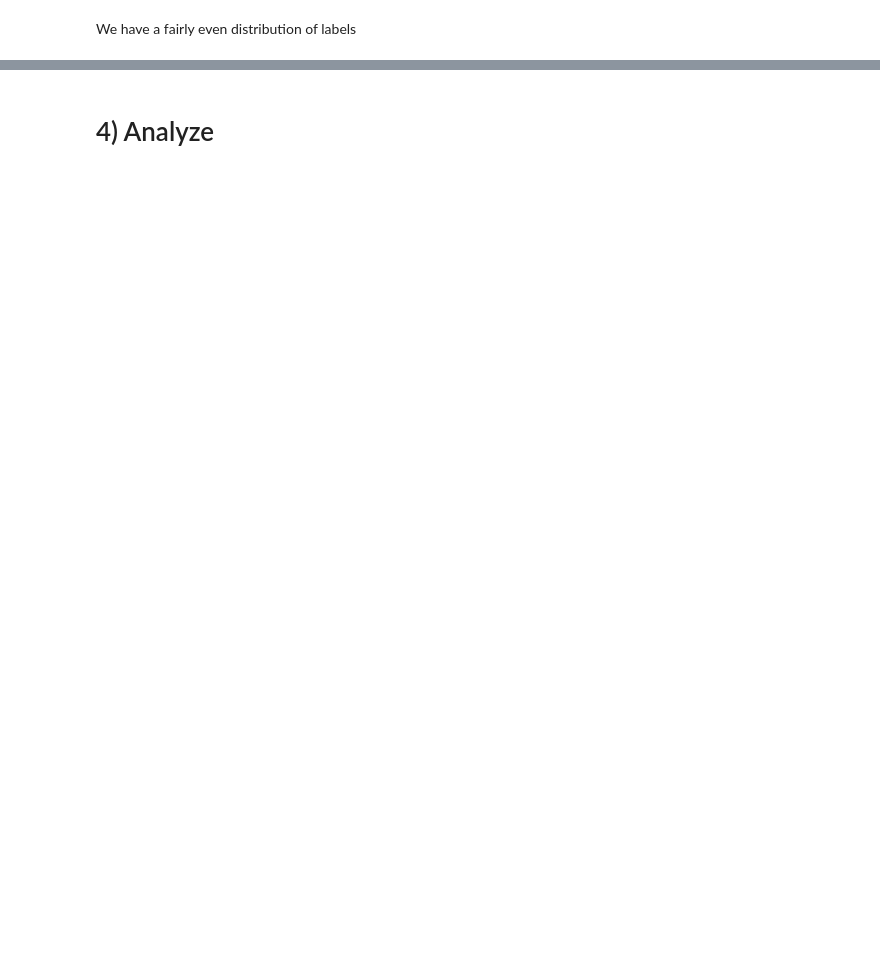
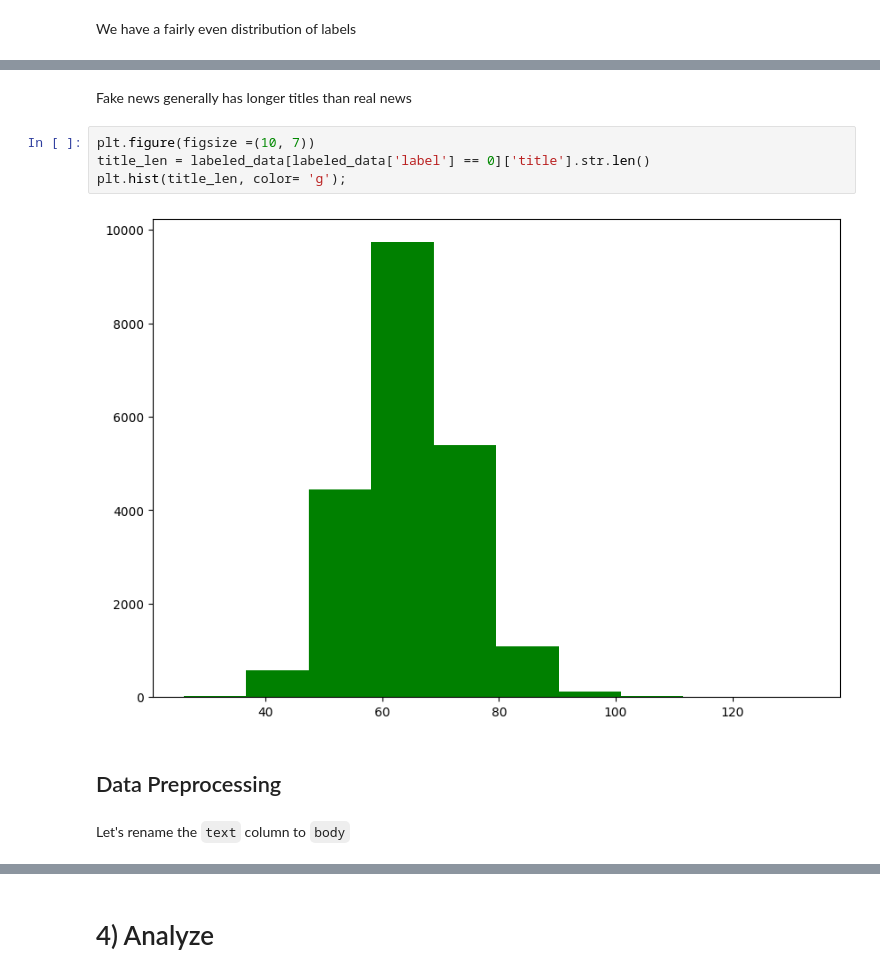
Before and after one commit to Kirlewn/Machine-Learning-Projects, a Jupyter notebook: Natural Language Processing (NLP)/nlp_fake_real_news_classifier.ipynb, the cells around one changed output, grey strips where cells are left out. Drawn from its saved outputs; the diff is of its cells as text; blank space fills up the shorter version.

```diff
--- a/Natural Language Processing (NLP)/nlp_fake_real_news_classifier.ipynb
+++ b/Natural Language Processing (NLP)/nlp_fake_real_news_classifier.ipynb
@@ -248,0 +286,12 @@ We have a fairly even distribution of labels
+# %% [markdown]
+Fake news generally has longer titles than real news
+# %%
+plt.figure(figsize =(10, 7))
+title_len = labeled_data[labeled_data['label'] == 0]['title'].str.len()
+plt.hist(title_len, color= 'g');
+# %% [output]
+[figure, added]
+# %% [markdown]
+## Data Preprocessing
+# %% [markdown]
+Let's rename the `text` column to `body`
```
Also changed, not shown: parts of 50 cells of this notebook.
